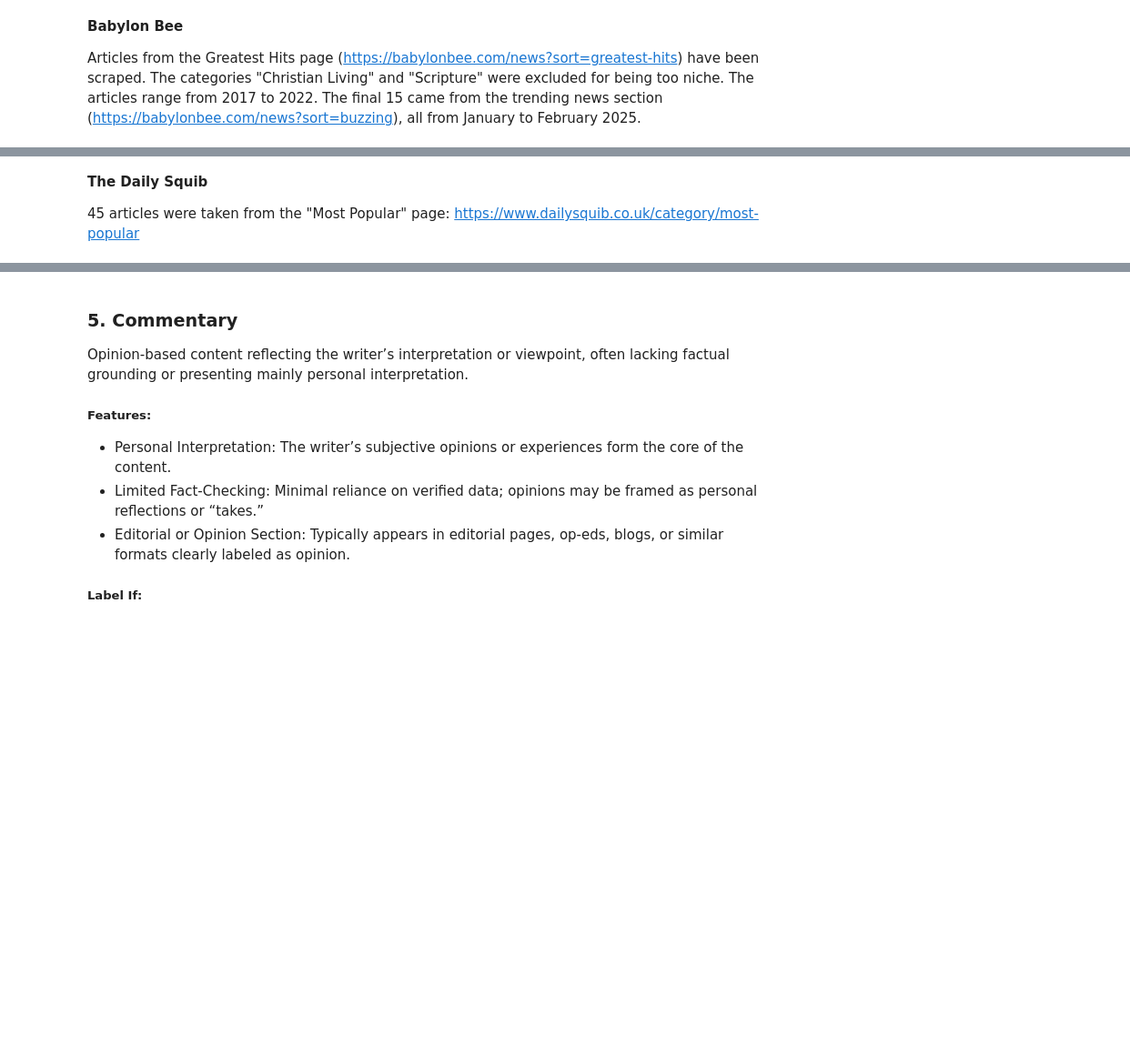
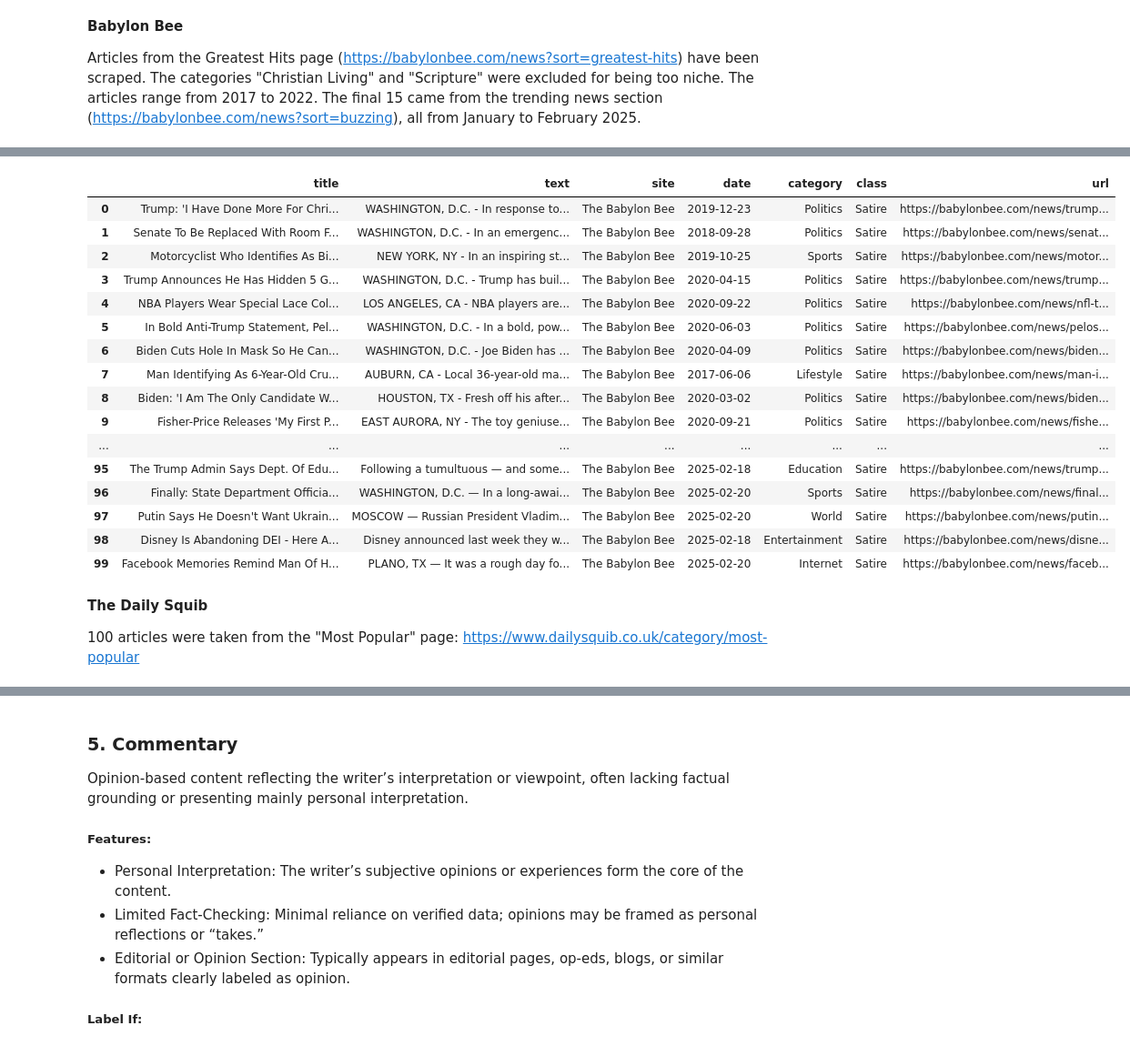
Before and after one commit to nuttymakes/TruthLens, a Jupyter notebook: Data/TruthLens Data Collection.ipynb, the cells around one changed output, grey strips where cells are left out. Shown at 91% size. Cells and saved outputs as stored; diff of their text form; code cells hidden in the pictures; blank space fills up the shorter version.

Commit message:
More data scraping.

```diff
--- a/Data/TruthLens Data Collection.ipynb
+++ b/Data/TruthLens Data Collection.ipynb
@@ -958,7 +998,7 @@ def scrape_bee_article(url):
     response = requests.get(url)
     if response.status_code == 200:
         soup = BeautifulSoup(response.content, 'html.parser')
-
+        #print (soup)
         # Title
         title_meta = soup.find('meta', property='og:title')
         article_data["title"] = title_meta['content'] if title_meta else "Title not found"
@@ -985,10 +1025,10 @@ def scrape_bee_article(url):
             article_data["category"] = "Category not found"
 
         # Article copy
-        content_div = soup.find("div", class_="text-lg mt-6 leading-6 text-gray-700 article-content mx-2 sm:mx-0")
+        content_div = soup.select_one("div.article-content")
         if content_div:
             paragraphs = content_div.find_all("p")
-            full_text = " ".join(p.get_text(strip=False) for p in paragraphs)
+            full_text = " ".join(p.get_text(strip=True) for p in paragraphs)
             article_data["text"] = clean_text(full_text)
         else:
             article_data["text"] = "Article text not found"
@@ -1009,7 +1056,27 @@ bee_data_df.head()
+# %%
+bee_data_df
+# %% [output]
+|  | title | text | site | date | category | class | url |
+| 0 | Trump: 'I Have Done More For Chri... | WASHINGTON, D.C. - In response to... | The Babylon Bee | 2019-12-23 | Politics | Satire | https://babylonbee.com/news/trump... |
+| 1 | Senate To Be Replaced With Room F... | WASHINGTON, D.C. - In an emergenc... | The Babylon Bee | 2018-09-28 | Politics | Satire | https://babylonbee.com/news/senat... |
+| 2 | Motorcyclist Who Identifies As Bi... | NEW YORK, NY - In an inspiring st... | The Babylon Bee | 2019-10-25 | Sports | Satire | https://babylonbee.com/news/motor... |
+| 3 | Trump Announces He Has Hidden 5 G... | WASHINGTON, D.C. - Trump has buil... | The Babylon Bee | 2020-04-15 | Politics | Satire | https://babylonbee.com/news/trump... |
+| 4 | NBA Players Wear Special Lace Col... | LOS ANGELES, CA - NBA players are... | The Babylon Bee | 2020-09-22 | Politics | Satire | https://babylonbee.com/news/nfl-t... |
+| 5 | In Bold Anti-Trump Statement, Pel... | WASHINGTON, D.C. - In a bold, pow... | The Babylon Bee | 2020-06-03 | Politics | Satire | https://babylonbee.com/news/pelos... |
+| 6 | Biden Cuts Hole In Mask So He Can... | WASHINGTON, D.C. - Joe Biden has ... | The Babylon Bee | 2020-04-09 | Politics | Satire | https://babylonbee.com/news/biden... |
+| 7 | Man Identifying As 6-Year-Old Cru... | AUBURN, CA - Local 36-year-old ma... | The Babylon Bee | 2017-06-06 | Lifestyle | Satire | https://babylonbee.com/news/man-i... |
+| 8 | Biden: 'I Am The Only Candidate W... | HOUSTON, TX - Fresh off his after... | The Babylon Bee | 2020-03-02 | Politics | Satire | https://babylonbee.com/news/biden... |
+| 9 | Fisher-Price Releases 'My First P... | EAST AURORA, NY - The toy geniuse... | The Babylon Bee | 2020-09-21 | Politics | Satire | https://babylonbee.com/news/fishe... |
+| ... | ... | ... | ... | ... | ... | ... | ... |
+| 95 | The Trump Admin Says Dept. Of Edu... | Following a tumultuous — and some... | The Babylon Bee | 2025-02-18 | Education | Satire | https://babylonbee.com/news/trump... |
+| 96 | Finally: State Department Officia... | WASHINGTON, D.C. — In a long-awai... | The Babylon Bee | 2025-02-20 | Sports | Satire | https://babylonbee.com/news/final... |
+| 97 | Putin Says He Doesn't Want Ukrain... | MOSCOW — Russian President Vladim... | The Babylon Bee | 2025-02-20 | World | Satire | https://babylonbee.com/news/putin... |
+| 98 | Disney Is Abandoning DEI - Here A... | Disney announced last week they w... | The Babylon Bee | 2025-02-18 | Entertainment | Satire | https://babylonbee.com/news/disne... |
+| 99 | Facebook Memories Remind Man Of H... | PLANO, TX — It was a rough day fo... | The Babylon Bee | 2025-02-20 | Internet | Satire | https://babylonbee.com/news/faceb... |
 # %% [markdown]
 **The Daily Squib**
 
-45 articles were taken from the "Most Popular" page: https://www.dailysquib.co.uk/category/most-popular
+100 articles were taken from the "Most Popular" page: https://www.dailysquib.co.uk/category/most-popular
 # %%
 def scrape_squib_article(url):
     """
```
Also changed, not shown: parts of 19 cells of this notebook, 5 other files.
